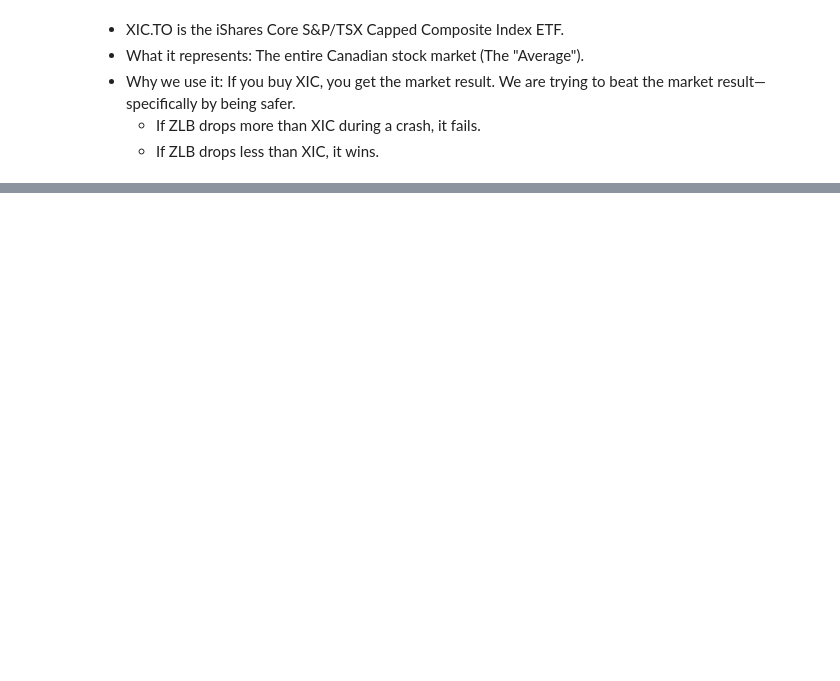
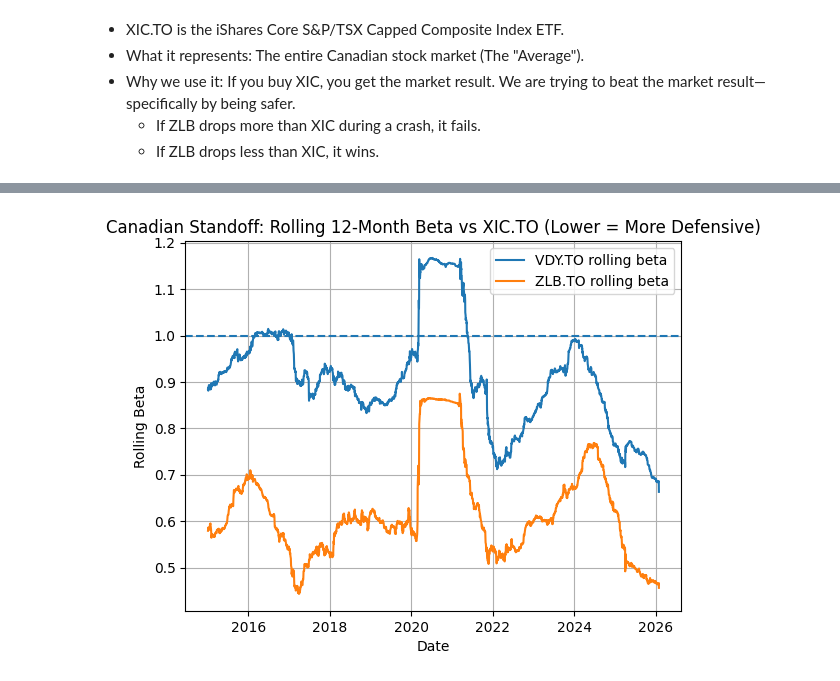
Before and after one commit to smart-minds-dev/etf-eda, a Jupyter notebook: notebooks/02_modules.ipynb, the cells around one changed output, grey strips where cells are left out. Cells and saved outputs as stored; diff of their text form; code cells hidden in the pictures; blank space fills up the shorter version.

```diff
--- a/notebooks/02_modules.ipynb
+++ b/notebooks/02_modules.ipynb
@@ -301,0 +377,18 @@ var_mkt = market.var()
+# %%
+WINDOW = 252
+
+def rolling_beta(asset, bench, window=252):
+    return asset.rolling(window).cov(bench) / bench.rolling(window).var()
+
+plt.figure()
+plt.plot(rolling_beta(cad["VDY.TO"], market, WINDOW), label="VDY.TO rolling beta")
+plt.plot(rolling_beta(cad["ZLB.TO"], market, WINDOW), label="ZLB.TO rolling beta")
+plt.axhline(1, linestyle="--")
+plt.title("Canadian Standoff: Rolling 12-Month Beta vs XIC.TO (Lower = More Defensive)")
+plt.xlabel("Date")
+plt.ylabel("Rolling Beta")
+plt.legend()
+plt.grid(True)
+plt.show()
+# %% [output]
+[figure, added]
```
Also changed, not shown: parts of 7 cells of this notebook.
